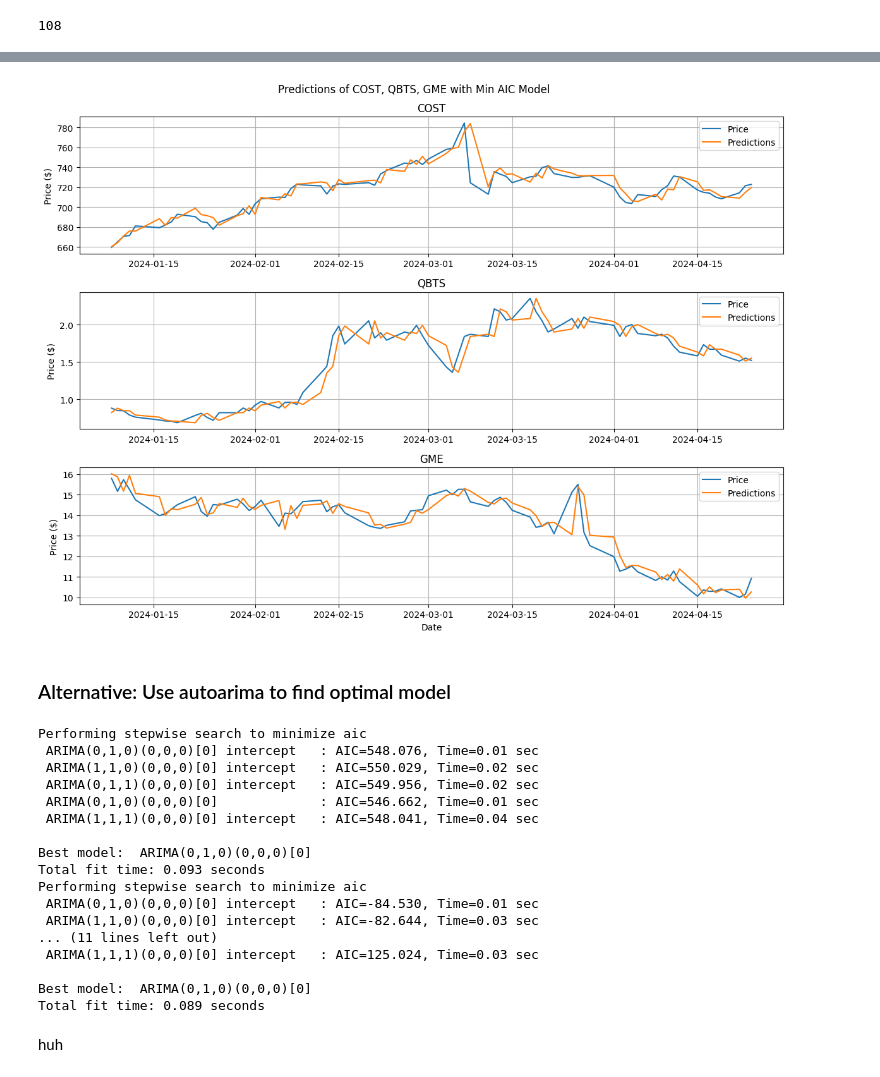
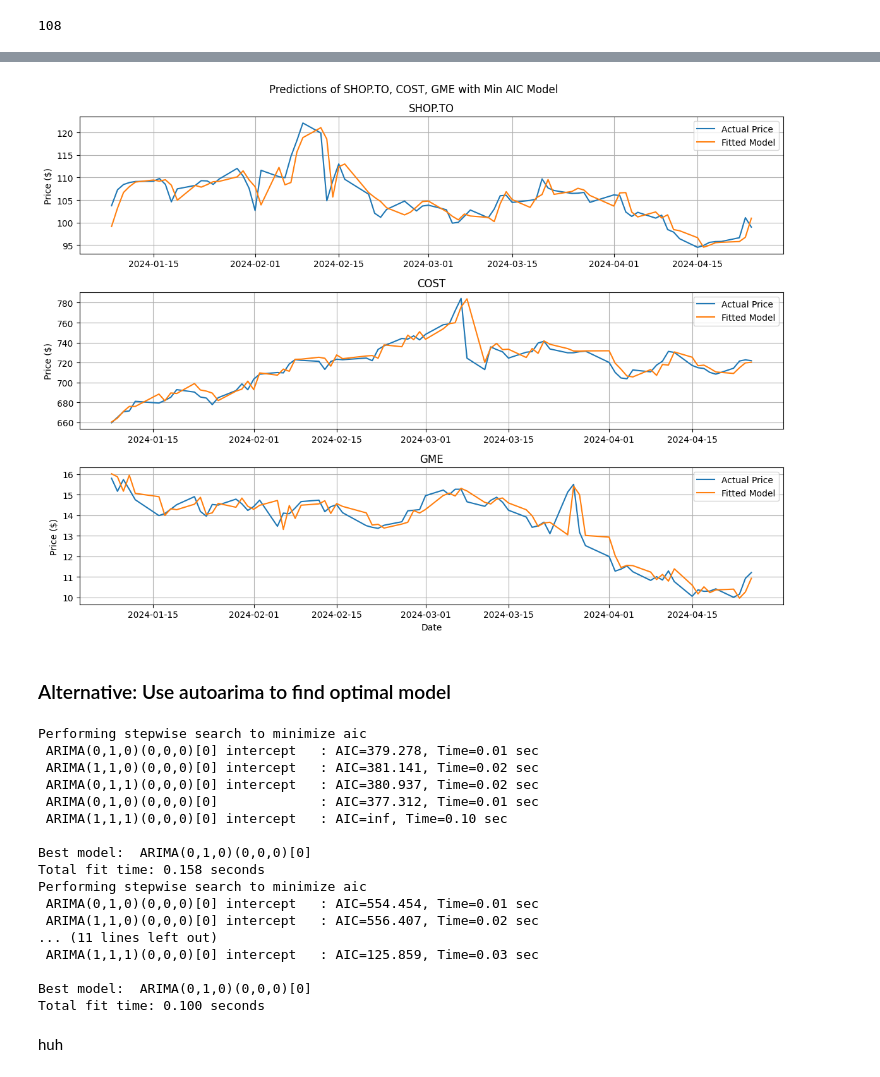
Before and after one commit to yangsu01/funance_blog, a Jupyter notebook: blogs/03-time-series-intro/time-series-analysis.ipynb, the cells around one changed output, grey strips where cells are left out. Saved outputs shown, nothing was run; the diff lists cells and outputs as text; code cells hidden in the pictures.

Commit message:
update stock tickers

```diff
--- a/blogs/03-time-series-intro/time-series-analysis.ipynb
+++ b/blogs/03-time-series-intro/time-series-analysis.ipynb
@@ -11,16 +11,19 @@ import yfinance as yf
 # %% [markdown]
 ### Prepare data
 # %%
+# we will look at weekly data from the last 3 years
 start_date = '2024-01-01'
-end_date = datetime.datetime.now().strftime('%Y-%m-%d')
+end_date = datetime.now().strftime('%Y-%m-%d')
 
-tickers = ['COST', 'QBTS', 'GME']
+tickers = ['SHOP.TO', 'COST', 'GME']
 dfs = {}
 
 for ticker in tickers:
-    dfs[ticker] = yf.download(ticker, start=start_date, end=end_date).dropna()
+    dfs[ticker] = yf.download(ticker, start=start_date, end=end_date, interval='1d').dropna()
     # convert index to datetime
     dfs[ticker].index = pd.DatetimeIndex(dfs[ticker].index)
+    # infer frequency (doesnt really work for daily data since markets are closed during 2 days of the week)
+    # dfs[ticker] = dfs[ticker].asfreq(pd.infer_freq(dfs[ticker].index))
 # %% [output]
 [*********************100%%**********************]  1 of 1 completed
 [*********************100%%**********************]  1 of 1 completed
@@ -253,12 +246,12 @@ for ticker in tickers:
 # %%
 plot_prices(
     train_data,
     ['price', 'prediction'],
-    ['Price', 'Predictions'],
+    ['Actual Price', 'Fitted Model'],
     f'Predictions of {", ".join(dfs.keys())} with Min AIC Model'
 )
 # %% [output]
-[figure, old version]
+[figure, new version]
 # %% [markdown]
 ### Alternative: Use autoarima to find optimal model
 # %%
@@ -268,22 +261,22 @@ for ticker in tickers:
     auto_models[ticker] = auto_arima(train_data[ticker]['price'], start_p=0, start_q=0, seasonal=False, trace=True)
 # %% [output]
 Performing stepwise search to minimize aic
- ARIMA(0,1,0)(0,0,0)[0] intercept   : AIC=548.076, Time=0.01 sec
- ARIMA(1,1,0)(0,0,0)[0] intercept   : AIC=550.029, Time=0.02 sec
- ARIMA(0,1,1)(0,0,0)[0] intercept   : AIC=549.956, Time=0.02 sec
- ARIMA(0,1,0)(0,0,0)[0]             : AIC=546.662, Time=0.01 sec
- ARIMA(1,1,1)(0,0,0)[0] intercept   : AIC=548.041, Time=0.04 sec
+ ARIMA(0,1,0)(0,0,0)[0] intercept   : AIC=379.278, Time=0.01 sec
+ ARIMA(1,1,0)(0,0,0)[0] intercept   : AIC=381.141, Time=0.02 sec
+ ARIMA(0,1,1)(0,0,0)[0] intercept   : AIC=380.937, Time=0.02 sec
+ ARIMA(0,1,0)(0,0,0)[0]             : AIC=377.312, Time=0.01 sec
+ ARIMA(1,1,1)(0,0,0)[0] intercept   : AIC=inf, Time=0.10 sec
 
 Best model:  ARIMA(0,1,0)(0,0,0)[0]
-Total fit time: 0.093 seconds
+Total fit time: 0.158 seconds
 Performing stepwise search to minimize aic
- ARIMA(0,1,0)(0,0,0)[0] intercept   : AIC=-84.530, Time=0.01 sec
- ARIMA(1,1,0)(0,0,0)[0] intercept   : AIC=-82.644, Time=0.03 sec
+ ARIMA(0,1,0)(0,0,0)[0] intercept   : AIC=554.454, Time=0.01 sec
+ ARIMA(1,1,0)(0,0,0)[0] intercept   : AIC=556.407, Time=0.02 sec
 ... (11 lines left out)
- ARIMA(1,1,1)(0,0,0)[0] intercept   : AIC=125.024, Time=0.03 sec
+ ARIMA(1,1,1)(0,0,0)[0] intercept   : AIC=125.859, Time=0.03 sec
 
 Best model:  ARIMA(0,1,0)(0,0,0)[0]
-Total fit time: 0.089 seconds
+Total fit time: 0.100 seconds
 # %% [markdown]
 huh
 # %% [markdown]
```
Also changed, not shown: parts of 14 cells of this notebook, 1 other file.
